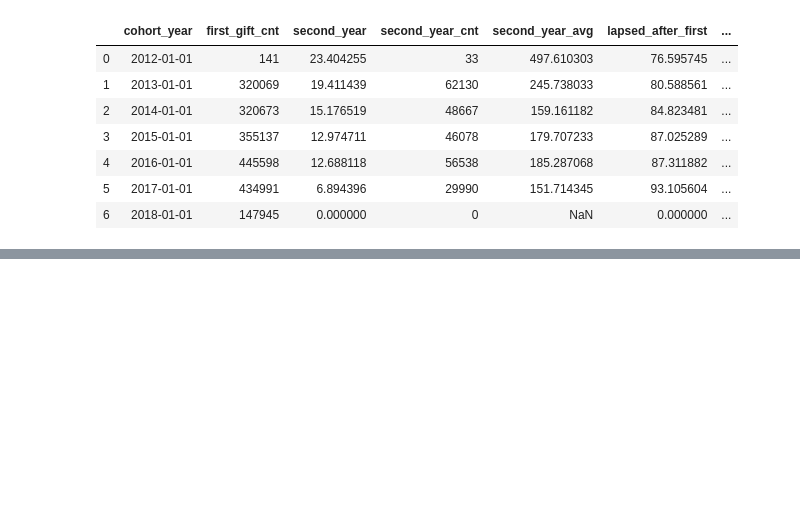
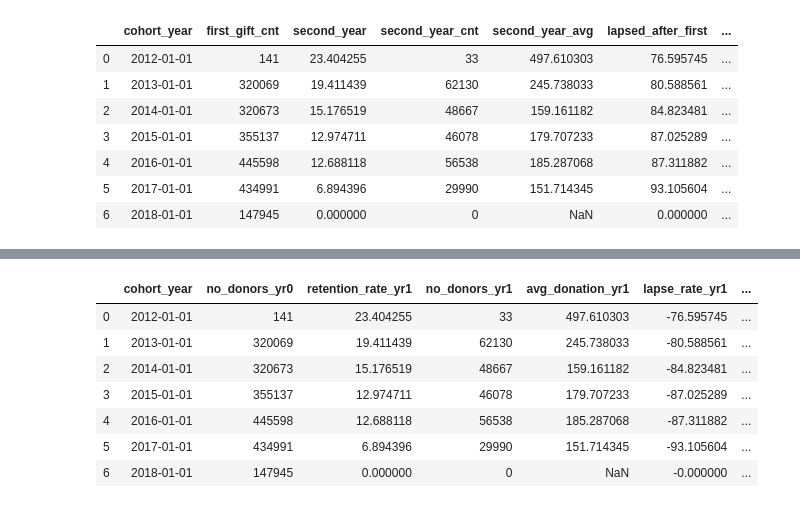
Before and after one commit to erinmarieanderson/donations, a Jupyter notebook: notebooks/11_.ipynb, the cells around one changed output, grey strips where cells are left out. Drawn from its saved outputs; the diff is of its cells as text; code cells hidden in the pictures; blank space fills up the shorter version.

Commit message:
create csv cohort retention and lapse stats

```diff
--- a/notebooks/11_.ipynb
+++ b/notebooks/11_.ipynb
@@ -627,0 +166,25 @@ dtype: object
+# %%
+#add column of no_donors_lapsed_yr1 and make negative
+df5['no_donors_lapsed_yr1']=(df5['no_donors_yr0']-df5['no_donors_yr1'])*-1
+# %%
+#make lapsed columns negative values
+df5['no_donors_lapsed_from_previous_year_yr2']=df5['no_donors_lapsed_from_previous_year_yr2']*-1
+# %%
+#make lapsed columns negative values
+df5['no_donors_lapsing_yr2_after_lapsing_yr1']=df5['no_donors_lapsing_yr2_after_lapsing_yr1']*-1
+# %%
+df5['retention_rate_from_previous_yr_yr2']=df5['retention_rate_from_previous_yr_yr2']*-1
+df5['lapse_rate_from_previous_year_yr2'] =df5['lapse_rate_from_previous_year_yr2']*-1
+df5['percent_donors_returning_yr2_after_lapsing_yr1_02']=df5['percent_donors_returning_yr2_after_lapsing_yr1_02']*-1
+df5['percent_donors_lapsing_yr2_after_lapsing_yr1']=df5['percent_donors_lapsing_yr2_after_lapsing_yr1']*-1
+# %%
+df5
+# %% [output]
+|  | cohort_year | no_donors_yr0 | retention_rate_yr1 | no_donors_yr1 | avg_donation_yr1 | lapse_rate_yr1 | ... |
+| 0 | 2012-01-01 | 141 | 23.404255 | 33 | 497.610303 | -76.595745 | ... |
+| 1 | 2013-01-01 | 320069 | 19.411439 | 62130 | 245.738033 | -80.588561 | ... |
+| 2 | 2014-01-01 | 320673 | 15.176519 | 48667 | 159.161182 | -84.823481 | ... |
+| 3 | 2015-01-01 | 355137 | 12.974711 | 46078 | 179.707233 | -87.025289 | ... |
+| 4 | 2016-01-01 | 445598 | 12.688118 | 56538 | 185.287068 | -87.311882 | ... |
+| 5 | 2017-01-01 | 434991 | 6.894396 | 29990 | 151.714345 | -93.105604 | ... |
+| 6 | 2018-01-01 | 147945 | 0.000000 | 0 | NaN | -0.000000 | ... |
```
Also changed, not shown: parts of 42 cells of this notebook, 2 other files.
